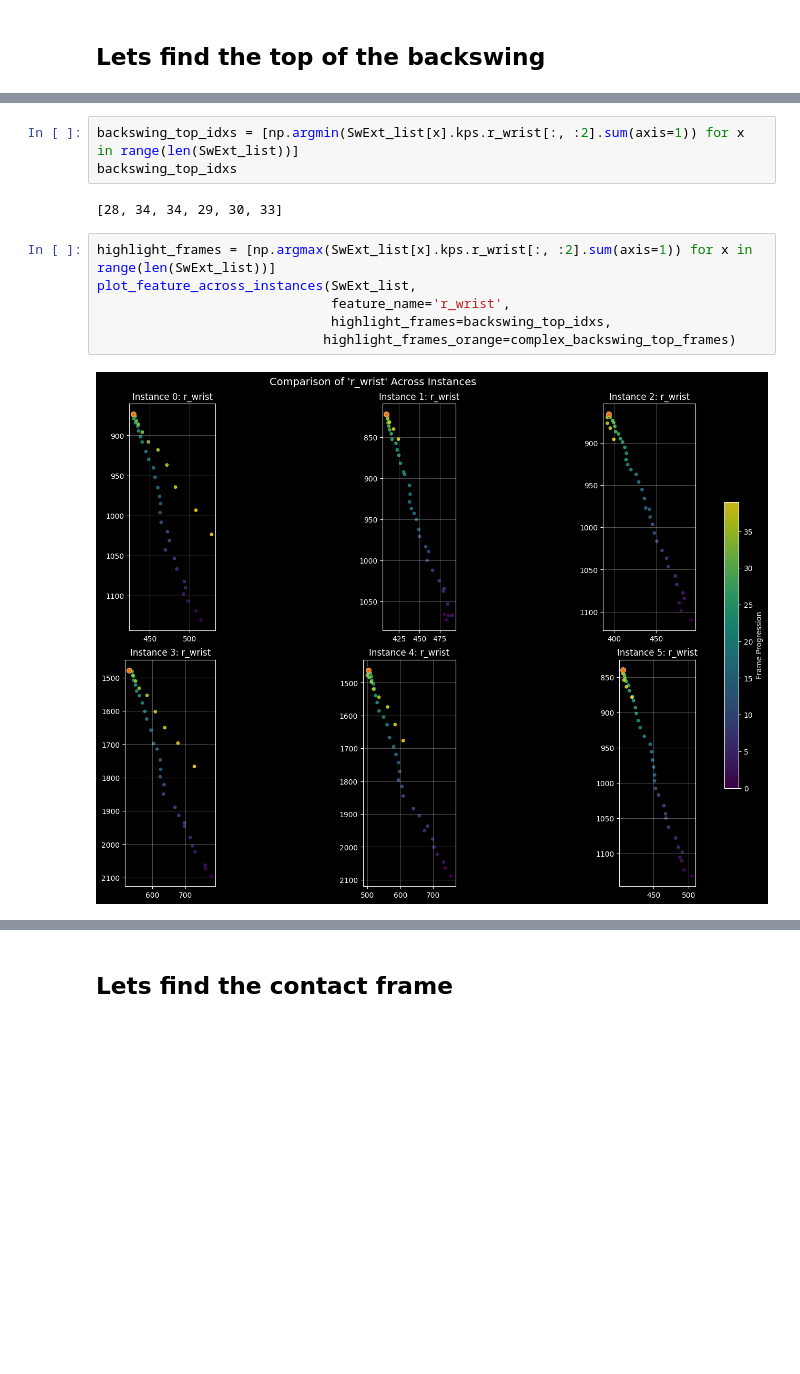
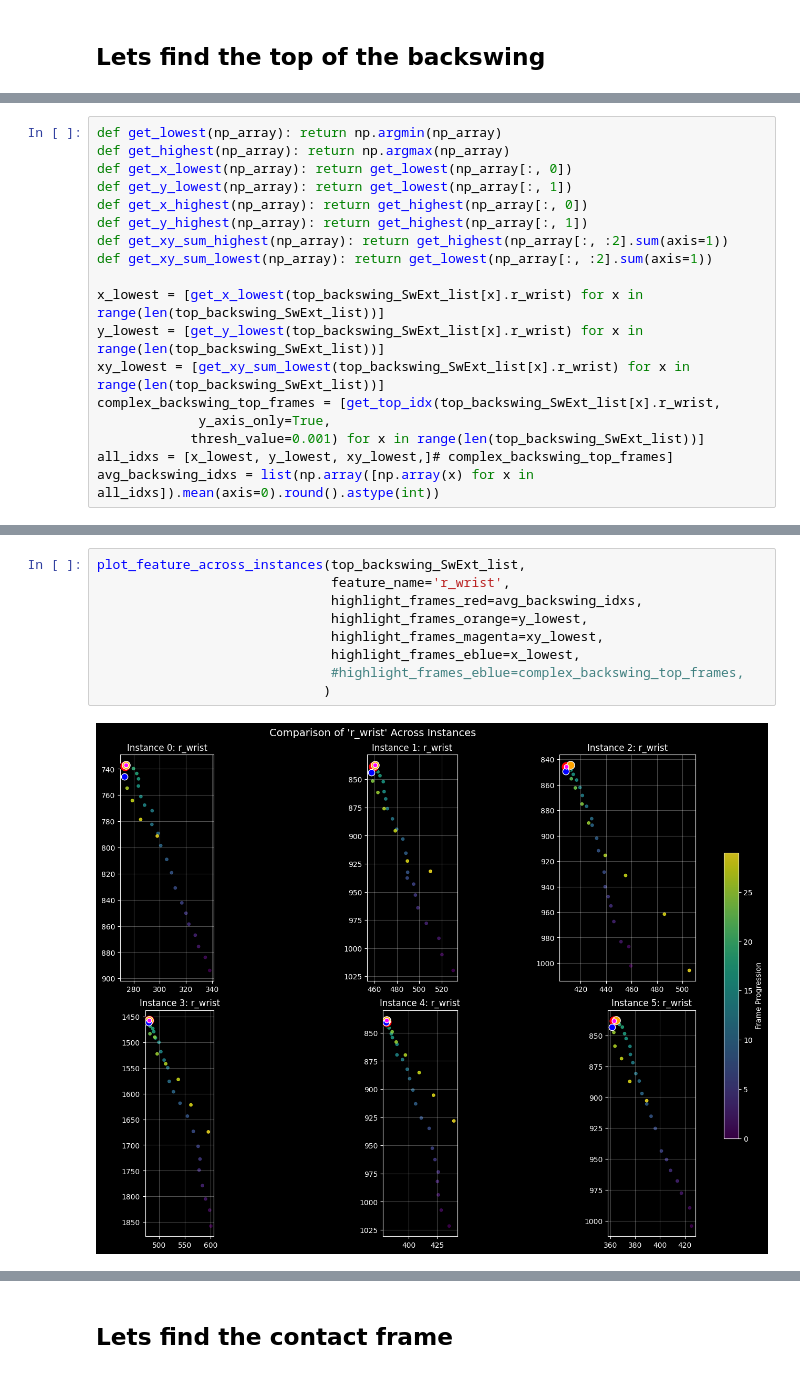
Before and after one commit to azaidi06/eagle-swing, a Jupyter notebook: posts/find_landmarks/index.ipynb, the cells around one changed output, grey strips where cells are left out. Drawn from its saved outputs; the diff is of its cells as text; blank space fills up the shorter version.

```diff
--- a/posts/find_landmarks/index.ipynb
+++ b/posts/find_landmarks/index.ipynb
@@ -178 +168,19 @@ VBox(children=(VBox(children=(HBox(children=(Image(value=b'\xff\xd8\xff\xe0\x00\
+# %%
+def get_lowest(np_array): return np.argmin(np_array)
+def get_highest(np_array): return np.argmax(np_array)
+def get_x_lowest(np_array): return get_lowest(np_array[:, 0])
+def get_y_lowest(np_array): return get_lowest(np_array[:, 1])
+def get_x_highest(np_array): return get_highest(np_array[:, 0])
+def get_y_highest(np_array): return get_highest(np_array[:, 1])
+def get_xy_sum_highest(np_array): return get_highest(np_array[:, :2].sum(axis=1))
+def get_xy_sum_lowest(np_array): return get_lowest(np_array[:, :2].sum(axis=1))
+
+x_lowest = [get_x_lowest(top_backswing_SwExt_list[x].r_wrist) for x in range(len(top_backswing_SwExt_list))]
+y_lowest = [get_y_lowest(top_backswing_SwExt_list[x].r_wrist) for x in range(len(top_backswing_SwExt_list))]
+xy_lowest = [get_xy_sum_lowest(top_backswing_SwExt_list[x].r_wrist) for x in range(len(top_backswing_SwExt_list))]
+complex_backswing_top_frames = [get_top_idx(top_backswing_SwExt_list[x].r_wrist,
+             y_axis_only=True,
+            thresh_value=0.001) for x in range(len(top_backswing_SwExt_list))]
+all_idxs = [x_lowest, y_lowest, xy_lowest,]# complex_backswing_top_frames]
+avg_backswing_idxs = list(np.array([np.array(x) for x in all_idxs]).mean(axis=0).round().astype(int))
 # %%
@@ -185,13 +198,11 @@ complex_backswing_top_frames
-# %%
-backswing_top_idxs = [np.argmin(SwExt_list[x].kps.r_wrist[:, :2].sum(axis=1)) for x in range(len(SwExt_list))]
-backswing_top_idxs
-# %% [output]
-[28, 34, 34, 29, 30, 33]
 # %%
-highlight_frames = [np.argmax(SwExt_list[x].kps.r_wrist[:, :2].sum(axis=1)) for x in range(len(SwExt_list))]
-plot_feature_across_instances(SwExt_list,
+plot_feature_across_instances(top_backswing_SwExt_list,
                               feature_name='r_wrist',
-                              highlight_frames=backswing_top_idxs,
-                             highlight_frames_orange=complex_backswing_top_frames)
+                              highlight_frames_red=avg_backswing_idxs,
+                              highlight_frames_orange=y_lowest,
+                              highlight_frames_magenta=xy_lowest,
+                              highlight_frames_eblue=x_lowest,
+                              #highlight_frames_eblue=complex_backswing_top_frames,
+                             )
 # %% [output]
-[figure, old version]
+[figure, new version]
```
Also changed, not shown: parts of 42 cells of this notebook, 7 other files.
